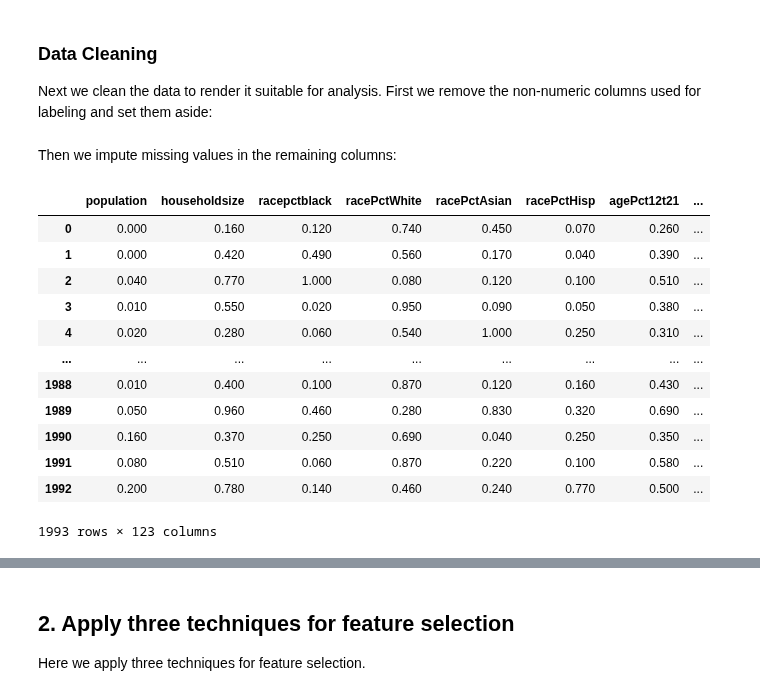
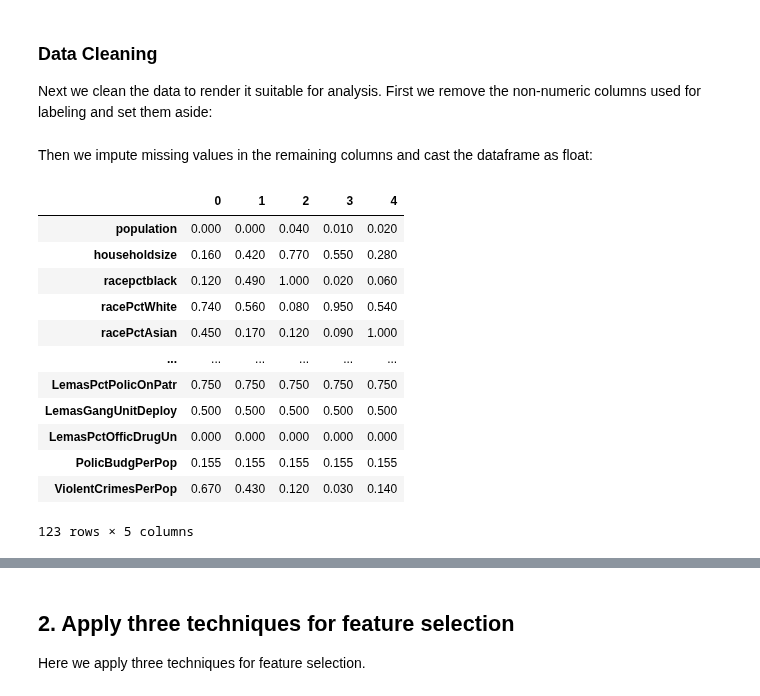
Before and after one commit to pelorenz/data-science-420, a Jupyter notebook: L04-PeterLorenz.ipynb, the cells around one changed output, grey strips where cells are left out. Drawn from its saved outputs; the diff is of its cells as text; code cells hidden in the pictures.

```diff
--- a/L04-PeterLorenz.ipynb
+++ b/L04-PeterLorenz.ipynb
@@ -120,22 +136,28 @@ crime_data = crime_data.drop(['communityname'], axis=1)
 fold_arr = np.array(crime_data['fold'].values)
 crime_data = crime_data.drop(['fold'], axis=1)
 # %% [markdown]
-Then we impute missing values in the remaining columns:
+Then we impute missing values in the remaining columns and cast the dataframe as float:
 # %%
 # Impute missing values using column median
 crime_data = crime_data.replace('?', np.NaN)
-crime_data.apply(lambda x: x.fillna(x.median()))
+crime_data = crime_data.apply(lambda x: x.fillna(x.median()))
+
+# Cast columns to float64
+crime_data = crime_data.astype(np.float64)
+
+# Display abbreviated data set
+crime_data.head().T
 # %% [output]
-|  | population | householdsize | racepctblack | racePctWhite | racePctAsian | racePctHisp | agePct12t21 | ... |
-| 0 | 0.000 | 0.160 | 0.120 | 0.740 | 0.450 | 0.070 | 0.260 | ... |
-| 1 | 0.000 | 0.420 | 0.490 | 0.560 | 0.170 | 0.040 | 0.390 | ... |
-| 2 | 0.040 | 0.770 | 1.000 | 0.080 | 0.120 | 0.100 | 0.510 | ... |
-| 3 | 0.010 | 0.550 | 0.020 | 0.950 | 0.090 | 0.050 | 0.380 | ... |
-| 4 | 0.020 | 0.280 | 0.060 | 0.540 | 1.000 | 0.250 | 0.310 | ... |
-| ... | ... | ... | ... | ... | ... | ... | ... | ... |
-| 1988 | 0.010 | 0.400 | 0.100 | 0.870 | 0.120 | 0.160 | 0.430 | ... |
-| 1989 | 0.050 | 0.960 | 0.460 | 0.280 | 0.830 | 0.320 | 0.690 | ... |
-| 1990 | 0.160 | 0.370 | 0.250 | 0.690 | 0.040 | 0.250 | 0.350 | ... |
-| 1991 | 0.080 | 0.510 | 0.060 | 0.870 | 0.220 | 0.100 | 0.580 | ... |
-| 1992 | 0.200 | 0.780 | 0.140 | 0.460 | 0.240 | 0.770 | 0.500 | ... |
+|  | 0 | 1 | 2 | 3 | 4 |
+| population | 0.000 | 0.000 | 0.040 | 0.010 | 0.020 |
+| householdsize | 0.160 | 0.420 | 0.770 | 0.550 | 0.280 |
+| racepctblack | 0.120 | 0.490 | 1.000 | 0.020 | 0.060 |
+| racePctWhite | 0.740 | 0.560 | 0.080 | 0.950 | 0.540 |
+| racePctAsian | 0.450 | 0.170 | 0.120 | 0.090 | 1.000 |
+| ... | ... | ... | ... | ... | ... |
+| LemasPctPolicOnPatr | 0.750 | 0.750 | 0.750 | 0.750 | 0.750 |
+| LemasGangUnitDeploy | 0.500 | 0.500 | 0.500 | 0.500 | 0.500 |
+| LemasPctOfficDrugUn | 0.000 | 0.000 | 0.000 | 0.000 | 0.000 |
+| PolicBudgPerPop | 0.155 | 0.155 | 0.155 | 0.155 | 0.155 |
+| ViolentCrimesPerPop | 0.670 | 0.430 | 0.120 | 0.030 | 0.140 |
-1993 rows × 123 columns
+123 rows × 5 columns
```
Also changed, not shown: parts of 10 cells of this notebook.
